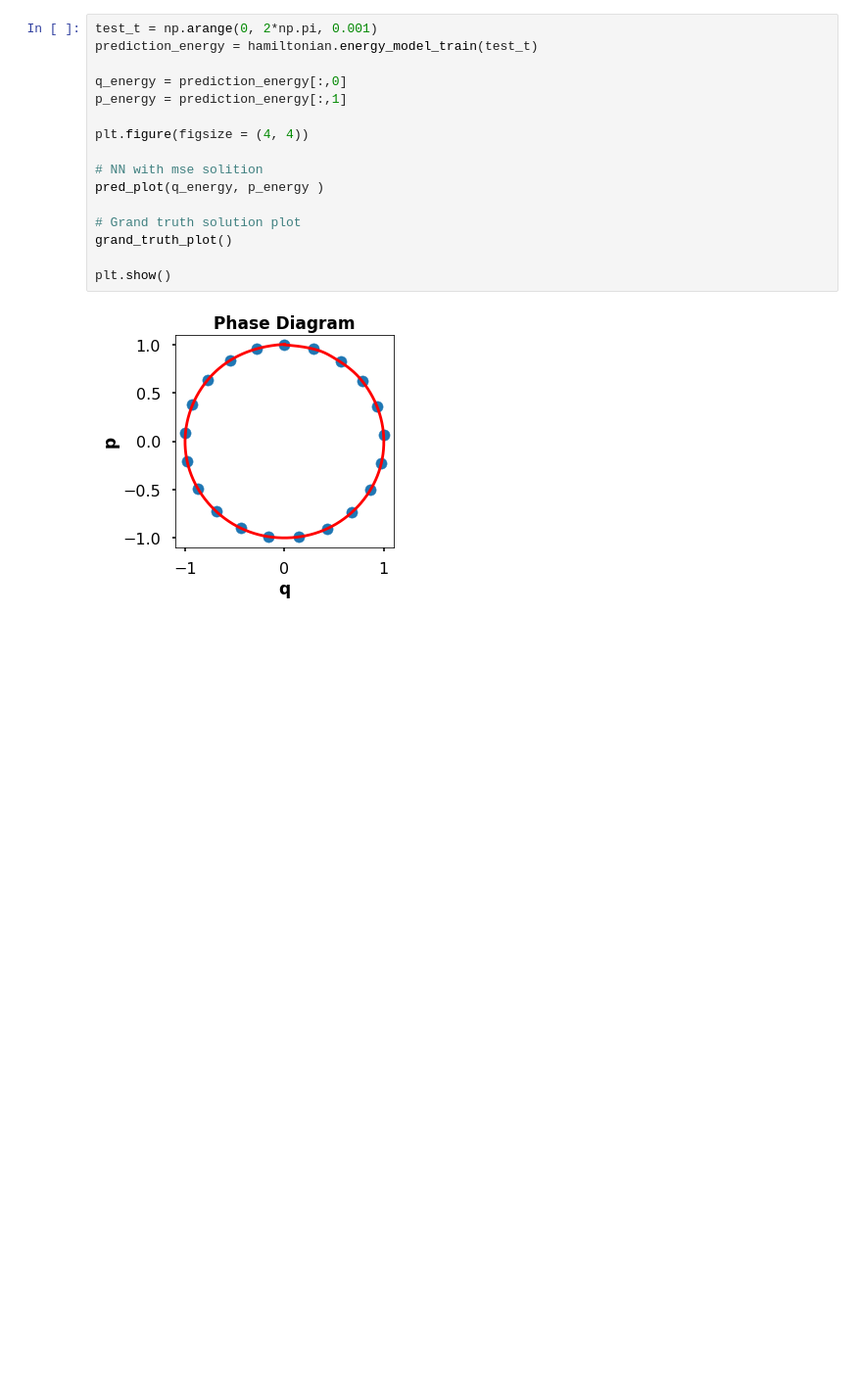
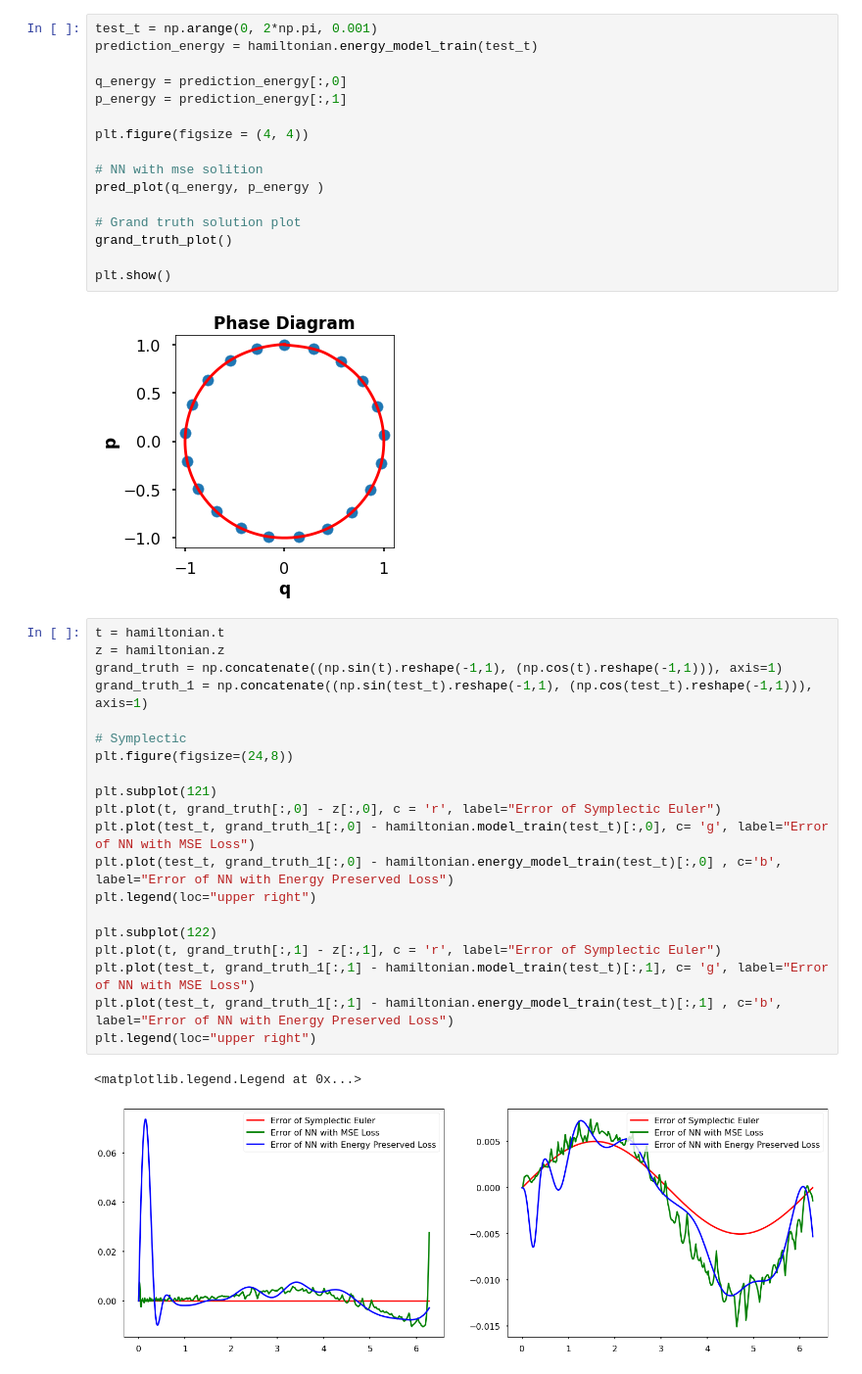
Before and after one commit to tayfununal/hamiltonian_ex, a Jupyter notebook: hamiltonian_class.ipynb, the cells around one changed output. Shown at 98% size. Drawn from its saved outputs; the diff is of its cells as text; blank space fills up the shorter version.

```diff
--- a/hamiltonian_class.ipynb
+++ b/hamiltonian_class.ipynb
@@ -139,3 +139,26 @@ grand_truth_plot()
 plt.show()
 # %% [output]
 [figure]
+# %%
+t = hamiltonian.t
+z = hamiltonian.z
+grand_truth = np.concatenate((np.sin(t).reshape(-1,1), (np.cos(t).reshape(-1,1))), axis=1)
+grand_truth_1 = np.concatenate((np.sin(test_t).reshape(-1,1), (np.cos(test_t).reshape(-1,1))), axis=1)
+
+# Symplectic
+plt.figure(figsize=(24,8))
+
+plt.subplot(121)
+plt.plot(t, grand_truth[:,0] - z[:,0], c = 'r', label="Error of Symplectic Euler")
+plt.plot(test_t, grand_truth_1[:,0] - hamiltonian.model_train(test_t)[:,0], c= 'g', label="Error of NN with MSE Loss")
+plt.plot(test_t, grand_truth_1[:,0] - hamiltonian.energy_model_train(test_t)[:,0] , c='b', label="Error of NN with Energy Preserved Loss")
+plt.legend(loc="upper right")
+
+plt.subplot(122)
+plt.plot(t, grand_truth[:,1] - z[:,1], c = 'r', label="Error of Symplectic Euler")
+plt.plot(test_t, grand_truth_1[:,1] - hamiltonian.model_train(test_t)[:,1], c= 'g', label="Error of NN with MSE Loss")
+plt.plot(test_t, grand_truth_1[:,1] - hamiltonian.energy_model_train(test_t)[:,1] , c='b', label="Error of NN with Energy Preserved Loss")
+plt.legend(loc="upper right")
+# %% [output]
+<matplotlib.legend.Legend at 0x...>
+[figure, added]
```
